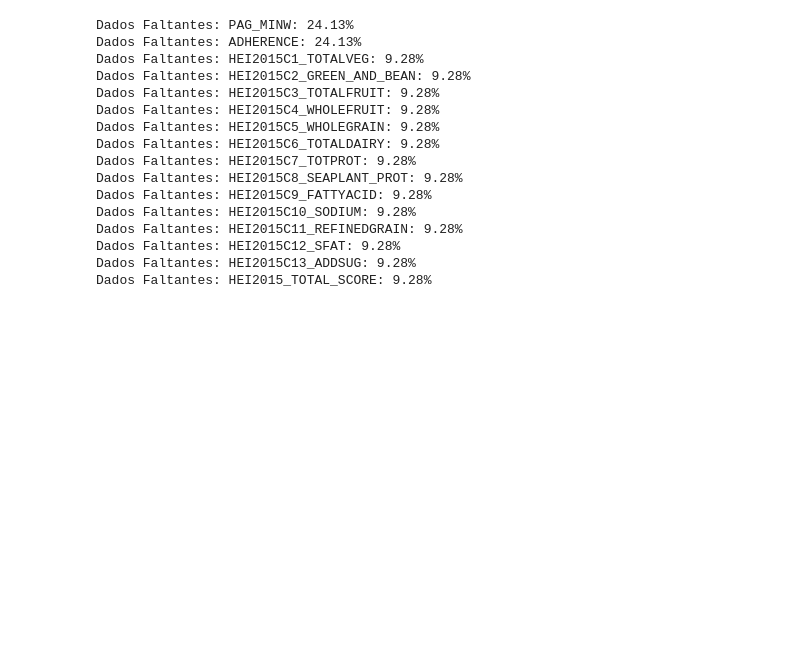
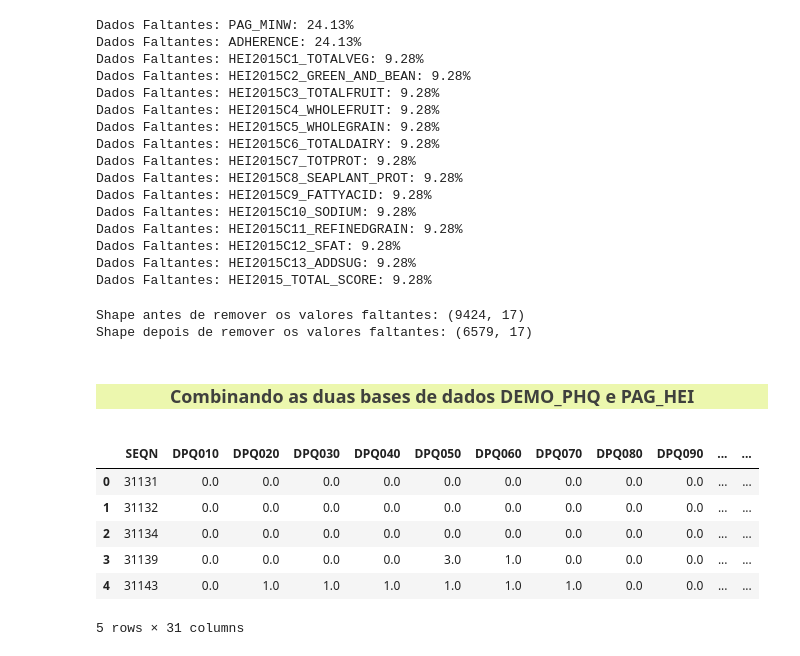
Before and after one commit to Oseiasdfarias/Case-Analise-Depressao, a Jupyter notebook: Case-Analise-Depressao.ipynb, the cells around one changed output. Saved outputs shown, nothing was run; the diff lists cells and outputs as text; code cells hidden in the pictures; blank space fills up the shorter version.

```diff
--- a/Case-Analise-Depressao.ipynb
+++ b/Case-Analise-Depressao.ipynb
@@ -316,3 +318,27 @@ Dados Faltantes: HEI2015C11_REFINEDGRAIN: 9.28%
 Dados Faltantes: HEI2015C12_SFAT: 9.28%
 Dados Faltantes: HEI2015C13_ADDSUG: 9.28%
 Dados Faltantes: HEI2015_TOTAL_SCORE: 9.28%
+# %%
+print(f"\nShape antes de remover os valores faltantes: {df_pag_hei.shape}")
+
+# Removendo os valores faltantes das linhas.
+df_pag_hei.dropna(axis=0, inplace=True)
+
+print(f"Shape depois de remover os valores faltantes: {df_pag_hei.shape}")
+# %% [output]
+Shape antes de remover os valores faltantes: (9424, 17)
+Shape depois de remover os valores faltantes: (6579, 17)
+# %% [markdown]
+<center> <h3 style="background-color:#ECF7AE; color:#3F403D; font-weight: bold" >Combinando as duas bases de dados DEMO_PHQ e PAG_HEI</h3></center>
+# %%
+df_phd_hei = pd.merge(df_demo_phd, df_pag_hei, on="SEQN", how="inner")
+# %%
+df_phd_hei.head()
+# %% [output]
+|  | SEQN | DPQ010 | DPQ020 | DPQ030 | DPQ040 | DPQ050 | DPQ060 | DPQ070 | DPQ080 | DPQ090 | ... | ... |
+| 0 | 31131 | 0.0 | 0.0 | 0.0 | 0.0 | 0.0 | 0.0 | 0.0 | 0.0 | 0.0 | ... | ... |
+| 1 | 31132 | 0.0 | 0.0 | 0.0 | 0.0 | 0.0 | 0.0 | 0.0 | 0.0 | 0.0 | ... | ... |
+| 2 | 31134 | 0.0 | 0.0 | 0.0 | 0.0 | 0.0 | 0.0 | 0.0 | 0.0 | 0.0 | ... | ... |
+| 3 | 31139 | 0.0 | 0.0 | 0.0 | 0.0 | 3.0 | 1.0 | 0.0 | 0.0 | 0.0 | ... | ... |
+| 4 | 31143 | 0.0 | 1.0 | 1.0 | 1.0 | 1.0 | 1.0 | 1.0 | 0.0 | 0.0 | ... | ... |
+5 rows × 31 columns
```
Also changed, not shown: parts of 18 cells of this notebook.
